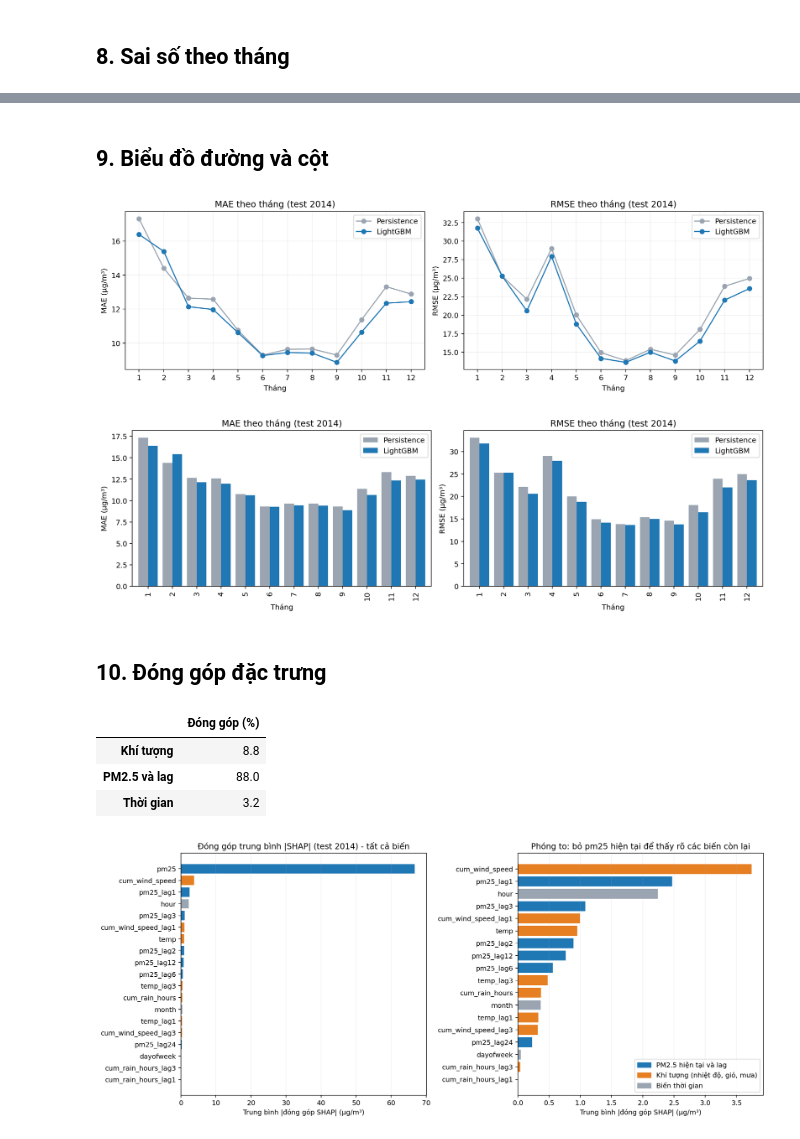
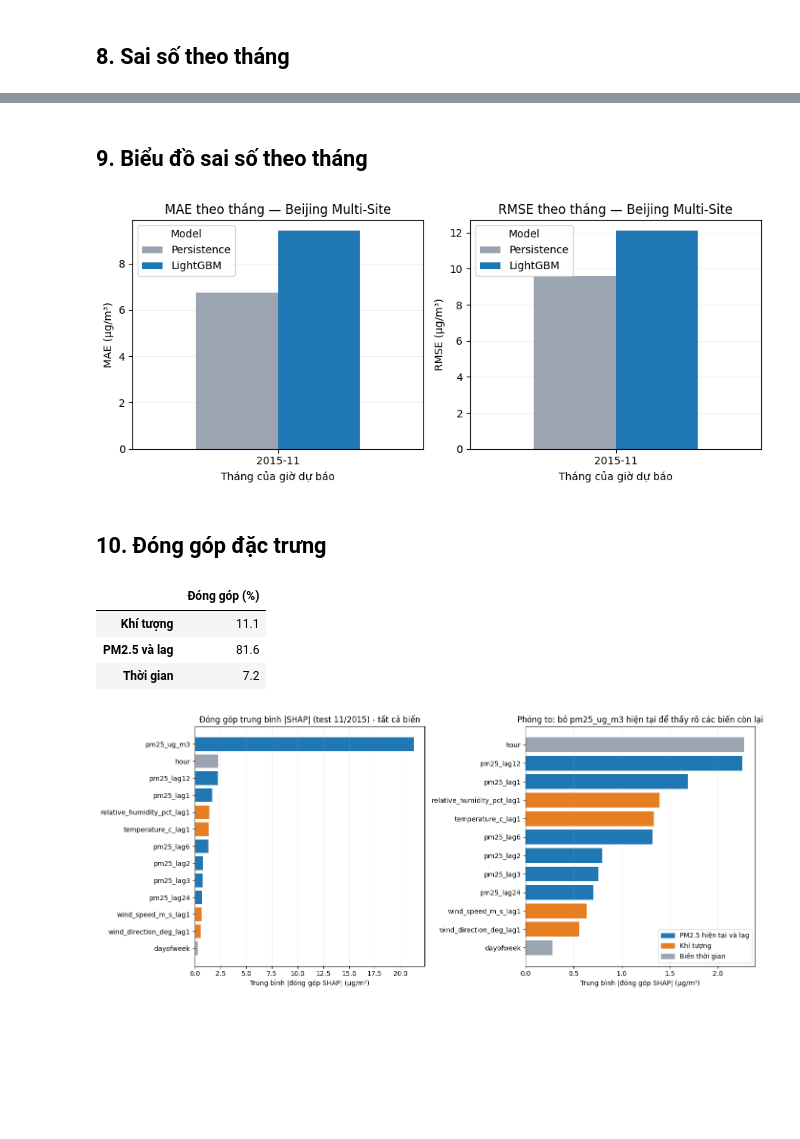
Before and after one commit to Nhom-4-HKDN-2026-2027/Nhom4-HKDN_2026-2027, a Jupyter notebook: models/pm25-baseline.ipynb, the cells around one changed output, grey strips where cells are left out. Cells and saved outputs as stored; diff of their text form; code cells hidden in the pictures; blank space fills up the shorter version.

Commit message:
feat(models): migrate PM2.5 baseline to Beijing Multi-Site

```diff
--- a/models/pm25-baseline.ipynb
+++ b/models/pm25-baseline.ipynb
@@ -98,11 +68,11 @@ features = features_base + weather_features
 # %% [markdown]
 ## 4. Xử lý thiếu
 # %%
-missing_current = df["pm25"].isna()
+missing_current = df["pm25_ug_m3"].isna()
 missing_target = df["target"].isna()
 print("Thiếu PM2.5 hiện tại:", missing_current.sum())
 print("Có PM2.5 hiện tại nhưng thiếu nhãn:", ((~missing_current) & missing_target).sum())
-data = df.dropna(subset=["pm25", "target"]).copy()
+data = df.dropna(subset=["pm25_ug_m3", "target"]).copy()
 print("Tổng số dòng bị loại:", len(df) - len(data))
 print("Số dòng còn lại:", len(data))
 display(data[features].isna().sum().to_frame("NaN đầu vào còn lại"))
@@ -160,9 +127,10 @@ model = LGBMRegressor(
 model.fit(train[features], train.target)
 pred = pd.DataFrame(
     {
+        "station_id": test.station_id,
         "target_time": test.target_time,
         "actual": test.target,
-        "Persistence": test.pm25,
+        "Persistence": test.pm25_ug_m3,
         "LightGBM": np.maximum(model.predict(test[features]), 0),
     }
 )
@@ -225,7 +189,7 @@ Giảm RMSE (%): 4.67
 # %% [markdown]
 ## 8. Sai số theo tháng
 # %%
-pred["month"] = pred.target_time.dt.tz_convert("Asia/Shanghai").dt.month
+pred["month"] = pred.target_time.dt.tz_convert("Asia/Shanghai").dt.strftime("%Y-%m")
 rows = []
 for month, group in pred.groupby("month"):
     for name in ["Persistence", "LightGBM"]:
@@ -241,11 +205,5 @@ for month, group in pred.groupby("month"):
 monthly = pd.DataFrame(rows)
 
 display(monthly.round(3))
-coverage = pred.groupby("month").size().to_frame("Số mẫu")
-coverage["Số giờ tháng"] = [
-    pd.Timestamp(2014, int(m), 1).days_in_month * 24 for m in coverage.index
-]
-coverage["Độ phủ (%)"] = coverage["Số mẫu"] / coverage["Số giờ tháng"] * 100
-display(coverage.round(2))
 # %% [output]
 |  | Month | Model | N | MAE | RMSE |
@@ -282,34 +212,21 @@ display(coverage.round(2))
 # %% [markdown]
-## 9. Biểu đồ đường và cột
+## 9. Biểu đồ sai số theo tháng
 # %%
-fig, axes = plt.subplots(1, 2, figsize=(13, 4))
+fig, axes = plt.subplots(1, 2, figsize=(9, 4))
 for ax, metric in zip(axes, ["MAE", "RMSE"]):
     table = monthly.pivot(index="Month", columns="Model", values=metric)
-    table[["Persistence", "LightGBM"]].plot(ax=ax, marker="o", color=["#9aa5b1", "#1f77b4"])
-    ax.set_title(f"{metric} theo tháng (test 2014)")
-    ax.set_xlabel("Tháng")
+    table[["Persistence", "LightGBM"]].plot.bar(
+        ax=ax, rot=0, color=["#9aa5b1", "#1f77b4"], width=0.65
+    )
+    ax.set_title(f"{metric} theo tháng — Beijing Multi-Site")
+    ax.set_xlabel("Tháng của giờ dự báo")
     ax.set_ylabel(f"{metric} (µg/m³)")
-    ax.set_xticks(range(1, 13))
-    ax.legend(["Persistence", "LightGBM"])
-    ax.grid(alpha=0.2)
-plt.tight_layout()
-plt.savefig("error_by_month_line.png", dpi=180, bbox_inches="tight")
+    ax.grid(axis="y", alpha=0.2)
+    ax.set_axisbelow(True)
+fig.tight_layout()
 plt.show()
-fig, axes = plt.subplots(1, 2, figsize=(13, 4))
-for ax, metric in zip(axes, ["MAE", "RMSE"]):
-    table = monthly.pivot(index="Month", columns="Model", values=metric)
-    table[["Persistence", "LightGBM"]].plot.bar(ax=ax, color=["#9aa5b1", "#1f77b4"], width=0.8)
-    ax.set_title(f"{metric} theo tháng (test 2014)")
-    ax.set_xlabel("Tháng")
-    ax.set_ylabel(f"{metric} (µg/m³)")
-    ax.legend(["Persistence", "LightGBM"])
-    ax.grid(False)
-plt.tight_layout()
-plt.savefig("error_by_month.png", dpi=180, bbox_inches="tight")
-plt.show()
 # %% [output]
-[figure, old version]
+[figure, new version]
-[figure, removed]
 # %% [markdown]
 ## 10. Đóng góp đặc trưng
 # %%
@@ -321,17 +238,17 @@ mean_abs = contrib.abs().mean().sort_values()
 def group_color(f):
     if f in weather_features:
         return "#e67e22"
-    if f in ["hour", "month", "dayofweek"]:
+    if f in ["hour", "dayofweek"]:
         return "#9aa5b1"
     return "#1f77b4"
 
 
 fig, axes = plt.subplots(1, 2, figsize=(14, 6))
 axes[0].barh(mean_abs.index, mean_abs.values, color=[group_color(f) for f in mean_abs.index])
-axes[0].set_title("Đóng góp trung bình |SHAP| (test 2014) - tất cả biến")
-zoom = mean_abs.drop("pm25")
+axes[0].set_title("Đóng góp trung bình |SHAP| (test 11/2015) - tất cả biến")
+zoom = mean_abs.drop("pm25_ug_m3")
 axes[1].barh(zoom.index, zoom.values, color=[group_color(f) for f in zoom.index])
-axes[1].set_title("Phóng to: bỏ pm25 hiện tại để thấy rõ các biến còn lại")
+axes[1].set_title("Phóng to: bỏ pm25_ug_m3 hiện tại để thấy rõ các biến còn lại")
 for ax in axes:
     ax.set_xlabel("Trung bình |đóng góp SHAP| (µg/m³)")
     ax.grid(axis="x", alpha=0.2)
@@ -339,13 +256,12 @@ for ax in axes:
 axes[1].legend(
     handles=[
         Patch(color="#1f77b4", label="PM2.5 hiện tại và lag"),
-        Patch(color="#e67e22", label="Khí tượng (nhiệt độ, gió, mưa)"),
+        Patch(color="#e67e22", label="Khí tượng"),
         Patch(color="#9aa5b1", label="Biến thời gian"),
     ],
     loc="lower right",
 )
 plt.tight_layout()
-plt.savefig("feature_contribution.png", dpi=180, bbox_inches="tight")
 plt.show()
 
 group = pd.Series(
@@ -353,7 +269,7 @@ group = pd.Series(
         f: "Khí tượng"
         if f in weather_features
         else "Thời gian"
-        if f in ["hour", "month", "dayofweek"]
+        if f in ["hour", "dayofweek"]
         else "PM2.5 và lag"
         for f in features
     }
@@ -365,7 +281,7 @@ display(
 )
 # %% [output]
 |  | Đóng góp (%) |
-| Khí tượng | 8.8 |
-| PM2.5 và lag | 88.0 |
-| Thời gian | 3.2 |
+| Khí tượng | 11.1 |
+| PM2.5 và lag | 81.6 |
+| Thời gian | 7.2 |
-[figure, old version]
+[figure, new version]
```
Also changed, not shown: parts of 12 cells of this notebook.
